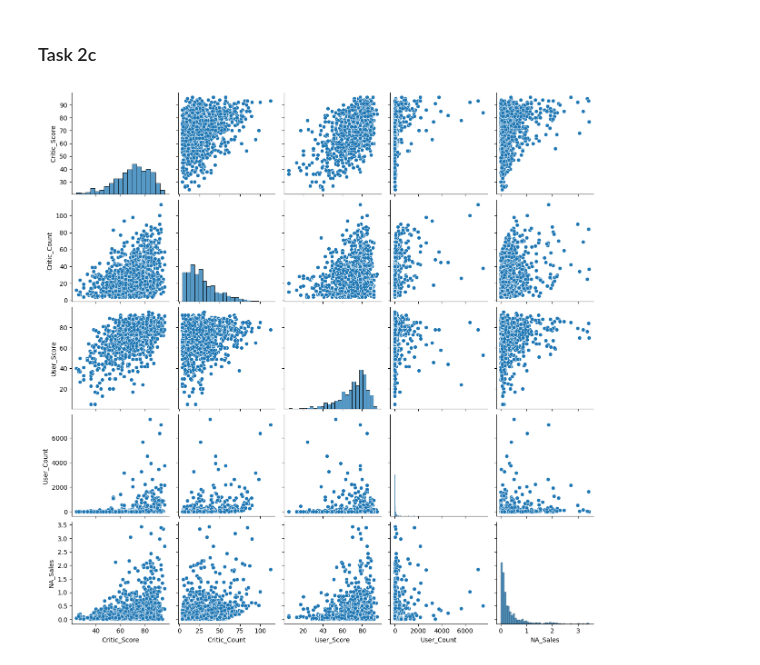
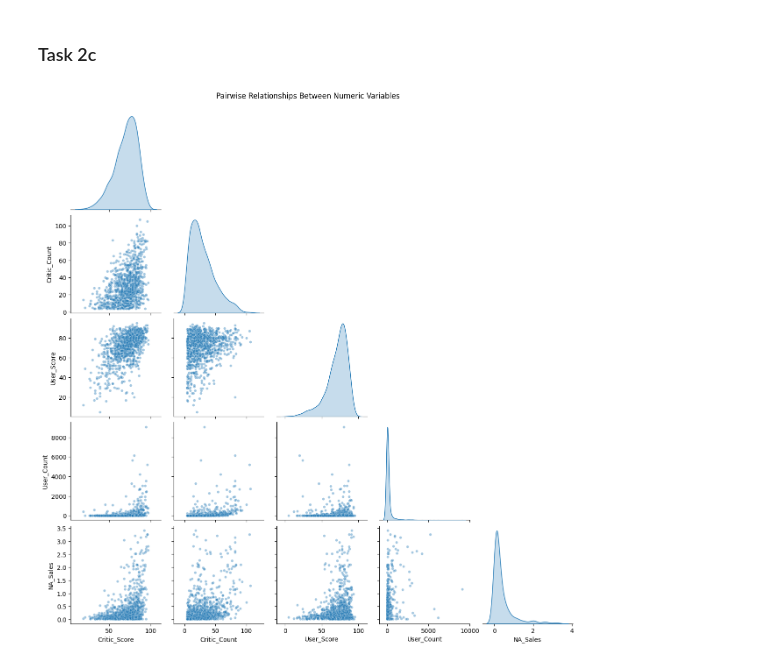
Before and after one commit to owen-simon/IS-6482-data-mining, a Jupyter notebook: Week 7/A4_Simon_Owen.ipynb, the cells around one changed output. Drawn from its saved outputs; the diff is of its cells as text; code cells hidden in the pictures.

```diff
--- a/Week 7/A4_Simon_Owen.ipynb
+++ b/Week 7/A4_Simon_Owen.ipynb
@@ -112,11 +112,23 @@ plt.show()
 [figure]
 # %% [markdown]
 ### Task 2c
-# %%
-sampled_df = NA_sales.sample(1000, random_state=42)
-numeric_df = sampled_df.select_dtypes(include="number")
-
-sns.pairplot(numeric_df)
-plt.show()
-# %% [output]
-[figure, removed]
+# %%
+# Sample 1000 rows only for the pairplot
+sampled_df = NA_sales.sample(1000, random_state=42)
+
+# Select numeric columns
+sampled_df_numeric = sampled_df.select_dtypes(include="number").columns
+
+# Pairplot
+g = sns.pairplot(
+    data=sampled_df,
+    vars=sampled_df_numeric,
+    diag_kind="kde",
+    corner=True,
+    plot_kws={"alpha": 0.4, "s": 18}
+)
+
+g.fig.suptitle("Pairwise Relationships Between Numeric Variables", y=1.02)
+plt.show()
+# %% [output]
+[figure, added]
```
Also changed, not shown: parts of 2 cells of this notebook.
